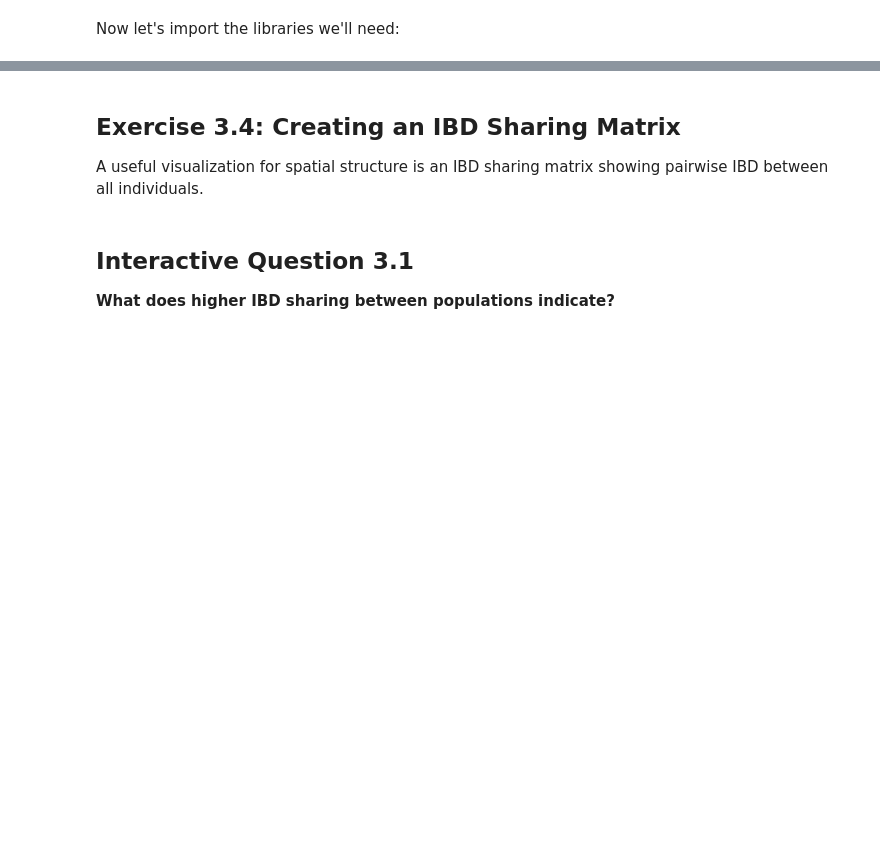
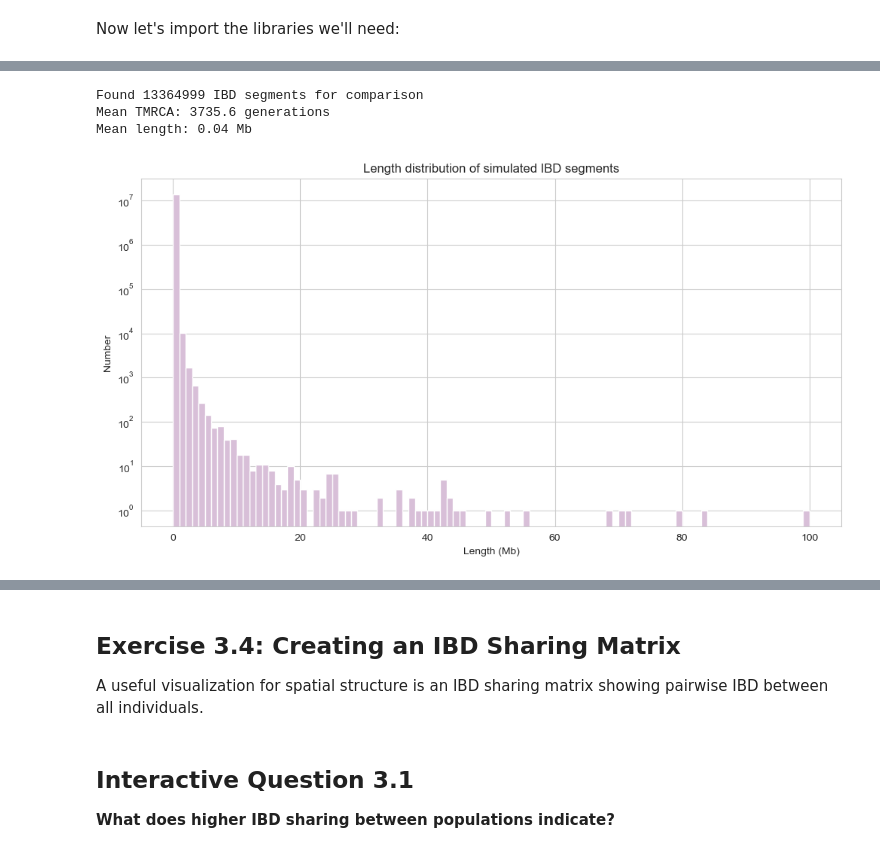
Before and after one commit to PA-GAGNAIRE/DevOCGen, a Jupyter notebook: IBD_genomics_workshop.ipynb, the cells around one changed output, grey strips where cells are left out. Saved outputs shown, nothing was run; the diff lists cells and outputs as text; code cells hidden in the pictures; blank space fills up the shorter version.

```diff
--- a/IBD_genomics_workshop.ipynb
+++ b/IBD_genomics_workshop.ipynb
@@ -841,0 +549,32 @@ plt.show()
+# %%
+# --- Set up new simulation parameters ---
+Ne_test = 1000         # effective population size of 1000
+SS_test = 50           # sample size of 50 diploid individuals
+recomb_rate = 1e-8     # recombination rate (1 cM per Mb)
+sequence_length = 1e8  # one chromosome of 100 Mb
+bin_size_pb = 1e6      # 1 Mb-sized bins length intervals
+seed = 666             # set seed for reproducibility
+
+# Let's re-simulate with the newly defined set of parameters, using constant effective population size:
+ts_test = simulate_simple_population(sample_size=SS_test, Ne=Ne_test, length=sequence_length, recombination_rate=recomb_rate, random_seed=seed)
+
+# Extract IBD segments:
+ibd_test = Extract_stitched_IBD_segments(ts_test, min_span=0, max_time=None)
+
+print(f"Found {len(ibd_test)} IBD segments for comparison")
+print(f"Mean TMRCA: {ibd_test['Time'].mean():.1f} generations")
+print(f"Mean length: {ibd_test['Length'].mean()/1e6:.2f} Mb")
+
+# Plot the simulated IBD segments' length distribution:
+res = plt.hist(ibd_test["Length"]/1e6, bins=100, color='thistle', edgecolor='white')
+title = 'Length distribution of simulated IBD segments'
+plt.xlabel('Length (Mb)')
+plt.ylabel('Number')
+plt.title(title)
+plt.yscale('log')
+plt.show()
+# %% [output]
+Found 13364999 IBD segments for comparison
+Mean TMRCA: 3735.6 generations
+Mean length: 0.04 Mb
+[figure, added]
```
Also changed, not shown: parts of 94 cells of this notebook, 8 other files.
